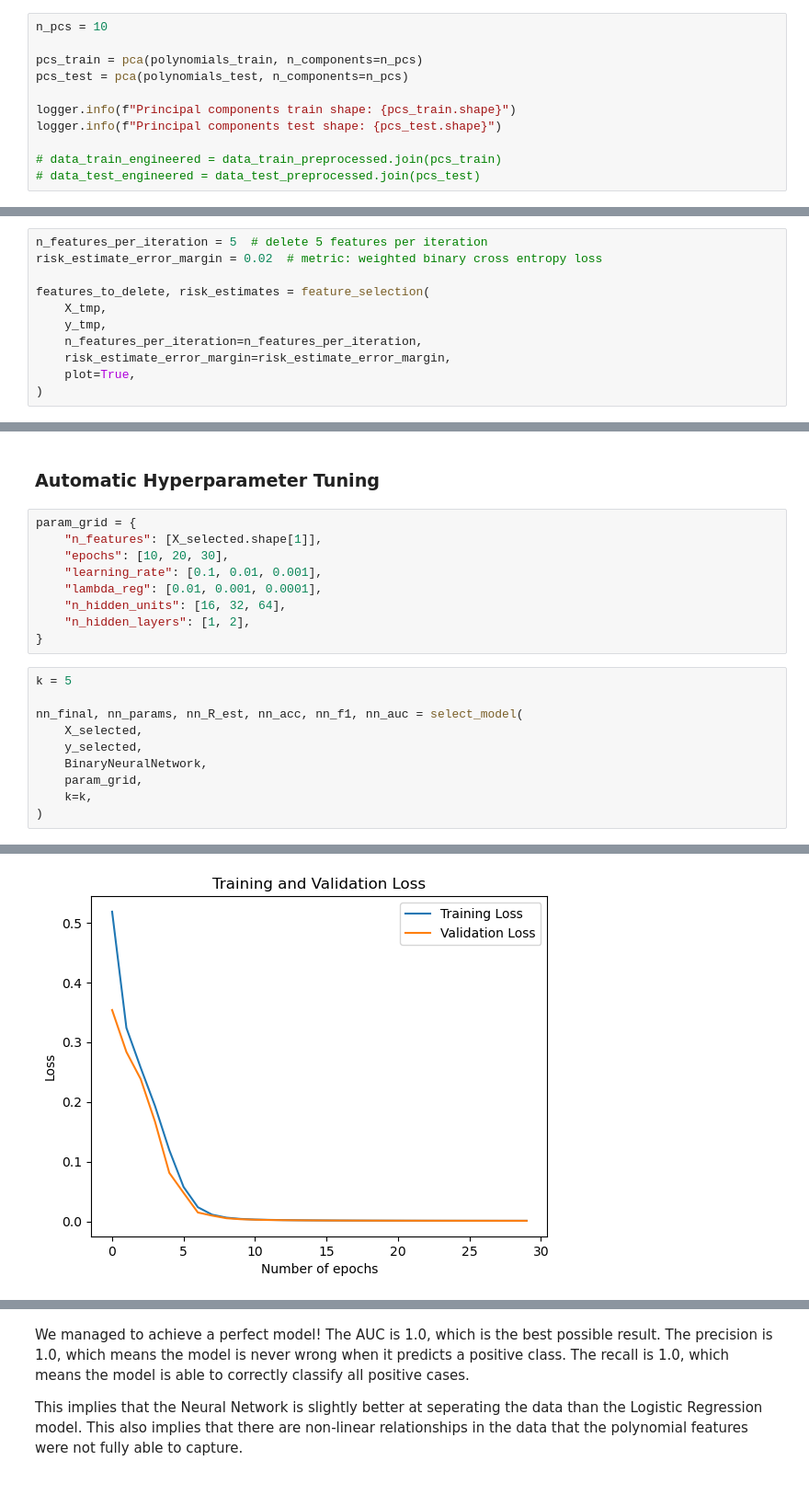
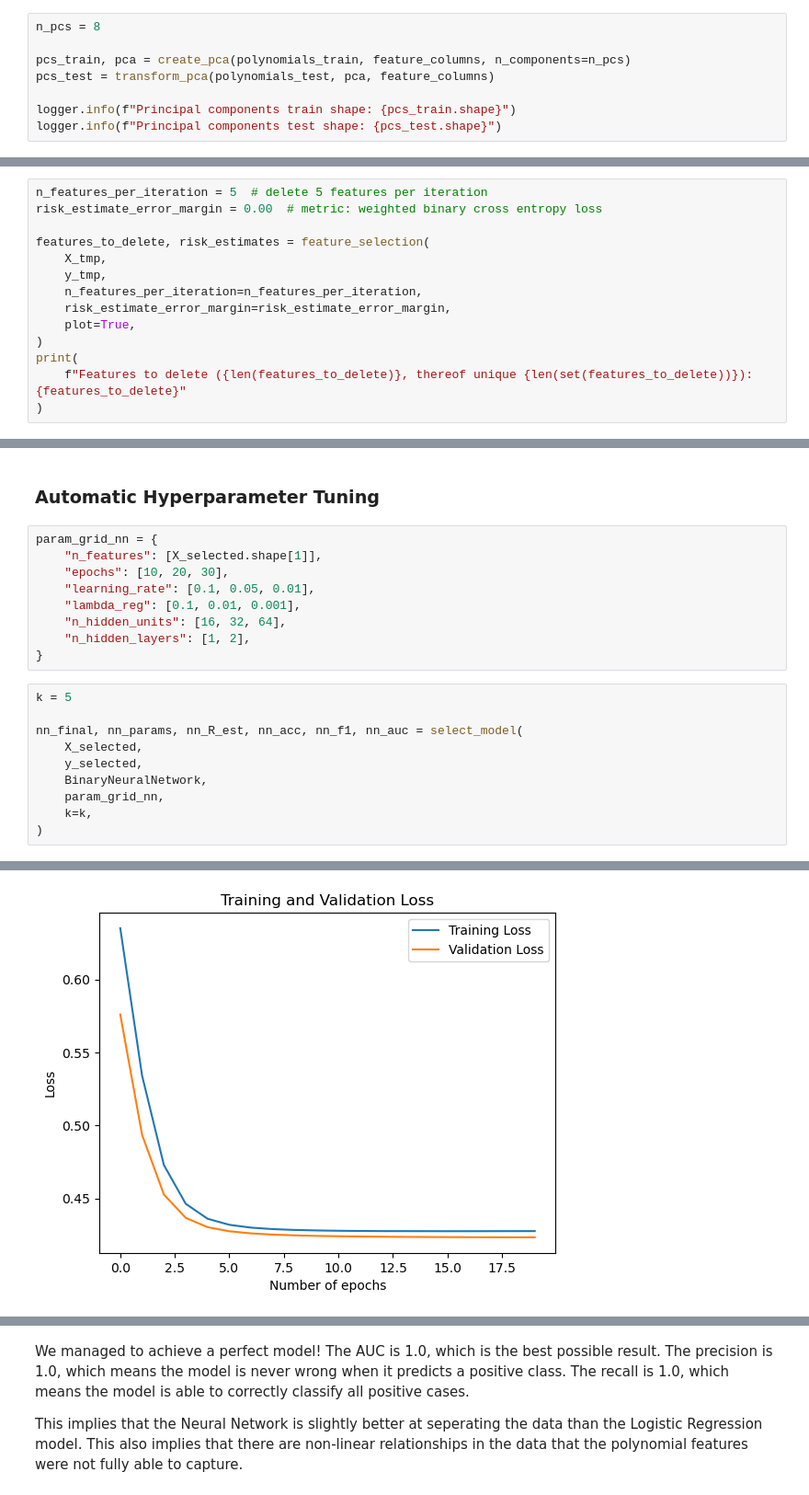
Before and after one commit to paulutsch/binary-stroke-classification, a Jupyter notebook: notebooks/main.ipynb, the cells around one changed output, grey strips where cells are left out. Shown at 92% size. Saved outputs shown, nothing was run; the diff lists cells and outputs as text.

```diff
--- a/notebooks/main.ipynb
+++ b/notebooks/main.ipynb
@@ -219,14 +242,11 @@ logger.info(f"Polynomials test shape: {polynomials_test.shape}")
 # %% [markdown]
 We can see that we got quite a lot more features! Those are clearly too many to include (even too many to plot!). After applying Principal Component Analysis (PCA) in the next step, we will reduce the dimensionality of the feature space. In order to avoid the "Qual der Wahl" (the agony of choice), we will simply let the Logistic Regression model decide which features are important.
 # %%
-n_pcs = 10
+n_pcs = 8
 
-pcs_train = pca(polynomials_train, n_components=n_pcs)
-pcs_test = pca(polynomials_test, n_components=n_pcs)
+pcs_train, pca = create_pca(polynomials_train, feature_columns, n_components=n_pcs)
+pcs_test = transform_pca(polynomials_test, pca, feature_columns)
 
 logger.info(f"Principal components train shape: {pcs_train.shape}")
 logger.info(f"Principal components test shape: {pcs_test.shape}")
-
-# data_train_engineered = data_train_preprocessed.join(pcs_train)
-# data_test_engineered = data_test_preprocessed.join(pcs_test)
 # %% [output]
@@ -263,6 +286,6 @@ To select the most important features, we will train our Logistic Regression mod
 # %%
 n_features_per_iteration = 5  # delete 5 features per iteration
-risk_estimate_error_margin = 0.02  # metric: weighted binary cross entropy loss
+risk_estimate_error_margin = 0.00  # metric: weighted binary cross entropy loss
 
 features_to_delete, risk_estimates = feature_selection(
     X_tmp,
@@ -271,4 +294,7 @@ features_to_delete, risk_estimates = feature_selection(
     risk_estimate_error_margin=risk_estimate_error_margin,
     plot=True,
 )
+print(
+    f"Features to delete ({len(features_to_delete)}, thereof unique {len(set(features_to_delete))}): {features_to_delete}"
+)
 # %% [output]
@@ -538,11 +568,11 @@ The Neural Network that was trained with manually selected hyperparameters seems
 # %% [markdown]
 ### Automatic Hyperparameter Tuning
 # %%
-param_grid = {
+param_grid_nn = {
     "n_features": [X_selected.shape[1]],
     "epochs": [10, 20, 30],
-    "learning_rate": [0.1, 0.01, 0.001],
-    "lambda_reg": [0.01, 0.001, 0.0001],
+    "learning_rate": [0.1, 0.05, 0.01],
+    "lambda_reg": [0.1, 0.01, 0.001],
     "n_hidden_units": [16, 32, 64],
     "n_hidden_layers": [1, 2],
 }
@@ -553,7 +583,7 @@ nn_final, nn_params, nn_R_est, nn_acc, nn_f1, nn_auc = select_model(
     X_selected,
     y_selected,
     BinaryNeuralNetwork,
-    param_grid,
+    param_grid_nn,
     k=k,
 )
 # %% [output]
@@ -599,4 +629,4 @@ Epoch 29: Train Loss: 0.0011390189932008292, Val Loss: 0.001137749844484881
-[figure, old version]
+[figure, new version]
 Training complete.
 Fitted final model on entire dataset
 # %% [markdown]
```
Also changed, not shown: parts of 21 cells of this notebook, 5 other files.
